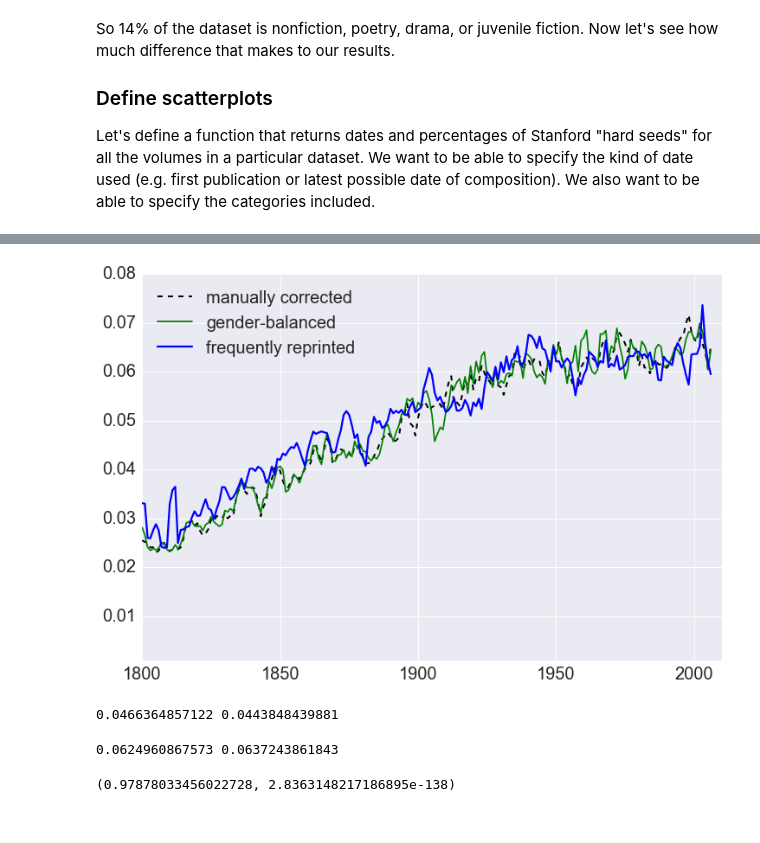
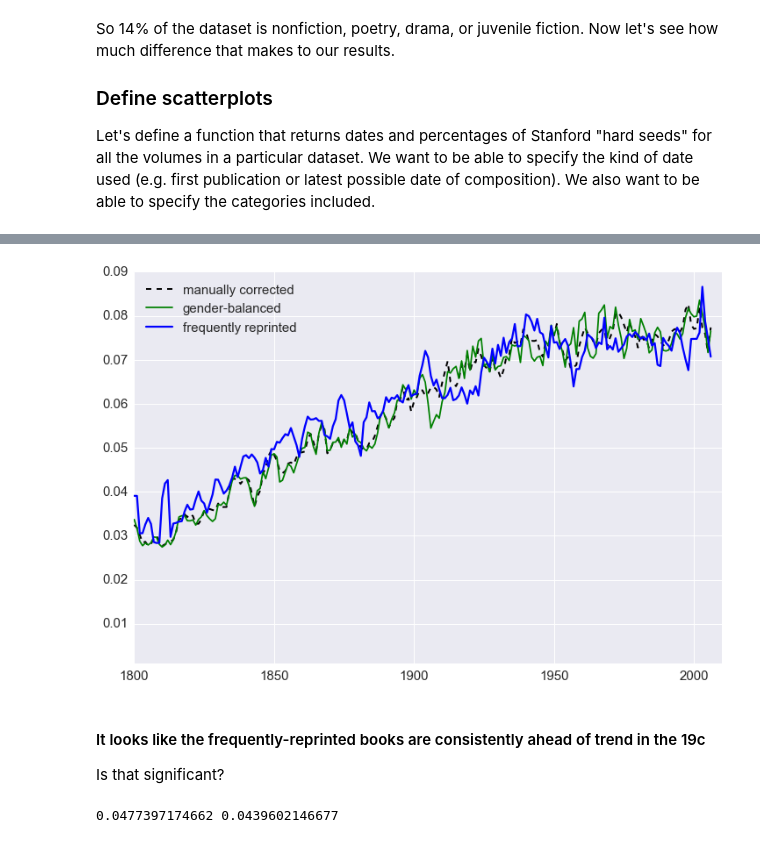
Before and after one commit to tedunderwood/noveltmmeta, a Jupyter notebook: reportcode/compare_stanford_trends.ipynb, the cells around one changed output, grey strips where cells are left out. Drawn from its saved outputs; the diff is of its cells as text; code cells hidden in the pictures.

```diff
--- a/reportcode/compare_stanford_trends.ipynb
+++ b/reportcode/compare_stanford_trends.ipynb
@@ -164,0 +190,3 @@ array([ -2.46828639e-04,  -2.43299784e-04,  -2.39770930e-04,
+# %%
+g_x, g_y = stanfordtrend('newgenderbalancedstanford.tsv',
+                         'gender_balanced_subset.tsv', {'longfiction', 'shortfiction'})
@@ -182,16 +218,3 @@ def stanfordtrend(stanfile, metafile):
         x.append(year)
 
     return x, y
-# %%
-clean_x, clean_y = stanfordscatter('manualtitlestanford.tsv', 'manual_title_subset.tsv',
-                       'firstpub', {'longfiction', 'shortfiction'})
-clean_x_trend, clean_y_trend = stanfordtrend('onlynoveltitlestanford.tsv', 'manual_title_subset.tsv')
-plt.figure(figsize = (12, 8))
-plt.ylim(0, 0.11)
-plt.xlim(1800, 2010)
-sns.set(font_scale=2)
-plt.scatter(clean_x, clean_y)
-plt.plot(clean_x_trend, clean_y_trend, c = 'red', linewidth = 1.5)
-plt.title('Frequency of hard seeds in manual title subset')
-# plt.savefig('../manuallists/figures/stanford/onlynovelscattertrend.png', bbox_inches = 'tight')
-plt.show()
@@ -201,2 +220,0 @@ plt.show()
-# %%
-g_x, g_y = stanfordtrend('genderbalancedstanford.tsv', 'gender_balanced_subset.tsv')
@@ -227,21 +221,23 @@ p_x, p_y = stanfordtrend2('popularstanford.tsv', 'most_popular_subset.tsv')
+# %%
+p_x, p_y = stanfordtrend2('newpopularstanford.tsv', 'most_popular_subset.tsv')
 # %%
 plt.figure(figsize = (12, 8))
 plt.plot(clean_x_trend, clean_y_trend, 'k--', linewidth = 2, label = 'manually corrected')
 plt.plot(g_x, g_y, color = 'green', label = 'gender-balanced')
 plt.plot(p_x, p_y, 'b-', linewidth = 2.25, label = 'frequently reprinted')
-plt.ylim(0.001, 0.08)
+plt.ylim(0.001, 0.09)
 plt.xlim(1800, 2010)
 plt.legend(loc='upper left')
-sns.set(font_scale=2)
+sns.set(font_scale=1.4)
 plt.savefig('../manuallists/figures/stanford/comparativetrends.png', dpi = 400, bbox_inches = 'tight')
 plt.show()
 # %% [output]
-[figure, old version]
+[figure, new version]
+# %% [markdown]
+#### It looks like the frequently-reprinted books are consistently ahead of trend in the 19c
+
+Is that significant?
 # %%
-print(np.mean(p_y[0:150]), np.mean(y[0:150]))
+print(np.mean(p_y[0:100]), np.mean(clean_y_trend[0:100]))
 # %% [output]
-0.0466364857122 0.0443848439881
+0.0477397174662 0.0439602146677
-# %%
-print(np.mean(p_y[150:]), np.mean(y[150:]))
-# %% [output]
-0.0624960867573 0.0637243861843
@@ -250,7 +244,3 @@ from scipy.stats import pearsonr
-# %%
-pearsonr(y[0:200], g_y[0:200])
-# %% [output]
-(0.97878033456022728, 2.8363148217186895e-138)
 # %%
 from scipy.stats import ttest_ind
 # %%
```
Also changed, not shown: parts of 13 cells of this notebook.
